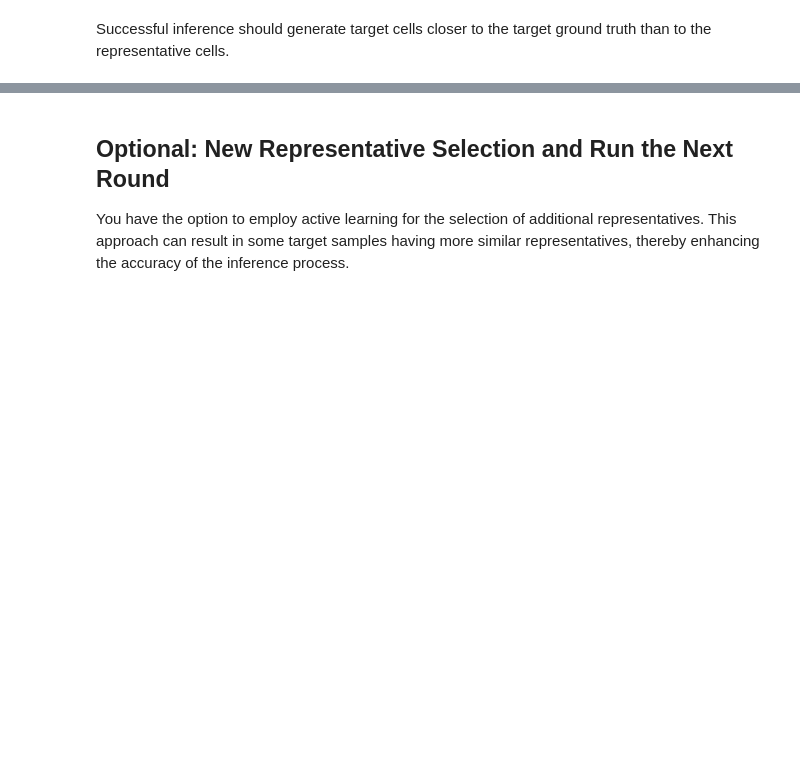
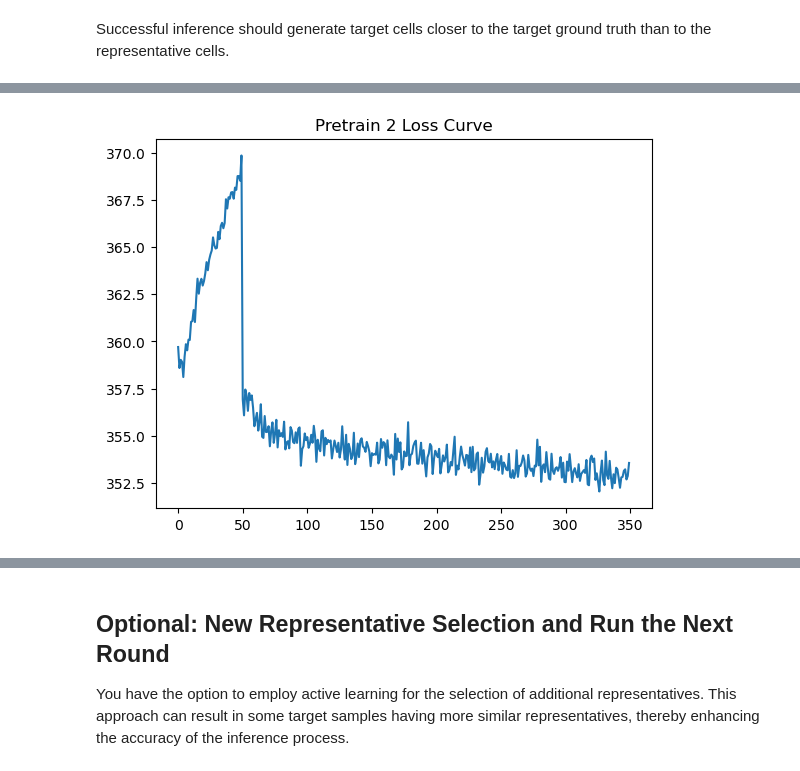
Before and after one commit to mcgilldinglab/scSemiProfiler, a Jupyter notebook: example.ipynb, the cells around one changed output, grey strips where cells are left out. Saved outputs shown, nothing was run; the diff lists cells and outputs as text; code cells hidden in the pictures; blank space fills up the shorter version.

```diff
--- a/example.ipynb
+++ b/example.ipynb
@@ -206,0 +325,5 @@ visualize_inferred(name, sids, 0, repres, cl)
+# %%
+# pretrain 2 loss curve
+loss_curve(name, reprepid='BGCV09_CV0279',tgtpid=None,stage=2)
+# %% [output]
+[figure, added]
```
Also changed, not shown: parts of 12 cells of this notebook, 5 other files.
